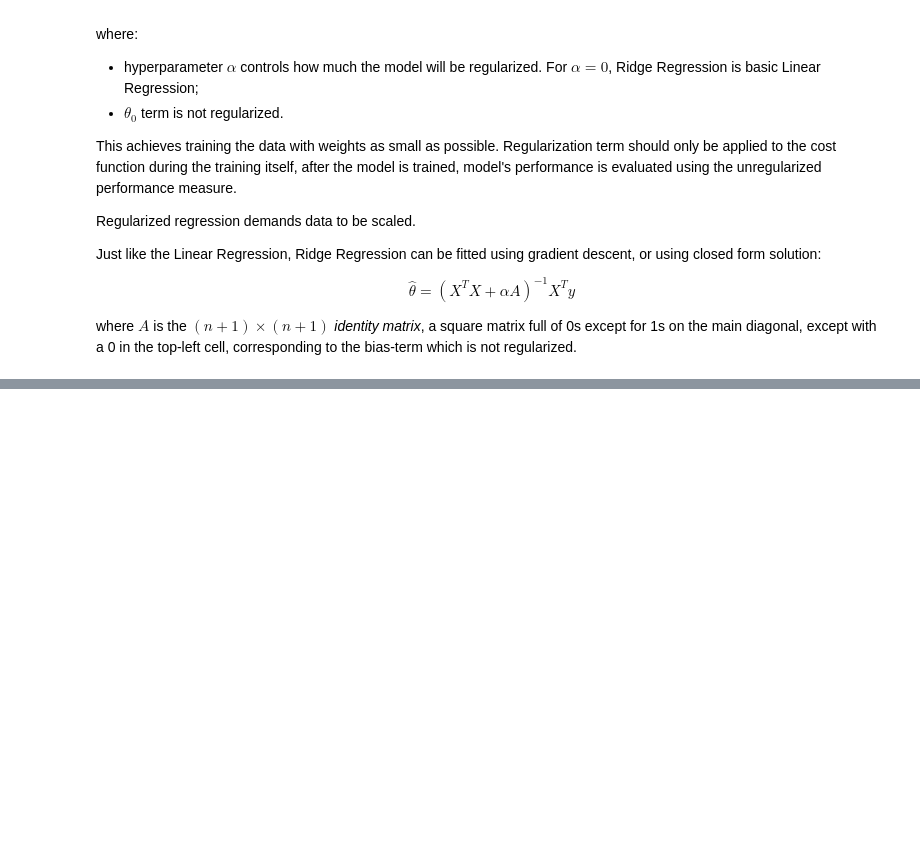
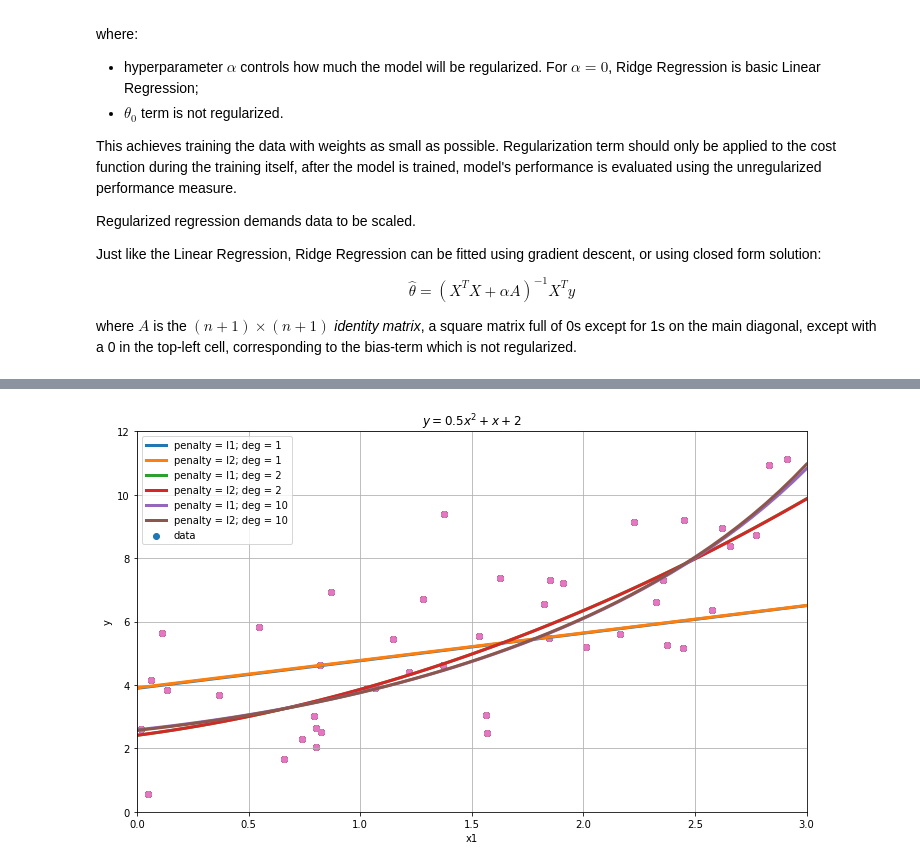
Before and after one commit to akapet00/learning, a Jupyter notebook: learning.ipynb, the cells around one changed output, grey strips where cells are left out. Cells and saved outputs as stored; diff of their text form; code cells hidden in the pictures; blank space fills up the shorter version.

```diff
--- a/training-models.ipynb
+++ b/learning.ipynb
@@ -542,0 +613,32 @@ for i, degree in enumerate(degrees):
+# %%
+# ridge and lasso sgd based on non-linear data
+m = 100
+X = 6 * np.random.rand(m, 1) - 3
+X_new = np.linspace(-3, 3, 100)
+y = 0.5 * X**2 + X + 2 + np.random.randn(m, 1) * 2
+plt.figure(figsize=(12, 7))
+plotData(X, y)
+plt.title('$y = 0.5x^2 + x + 2$')
+
+degrees = [1, 2, 10] # underfit, just right and overfit
+penalties = ['l1', 'l2'] # lasso and ridge
+
+for degree in degrees:
+    for penalty in penalties:
+        model = SGDRegressor(penalty=penalty, alpha=0.01)
+        model = Pipeline([("poly_features", PolynomialFeatures(degree=degree, include_bias=False)),
+                          ("std_scaler", StandardScaler()),
+                          ("regul_reg", model),
+                         ])
+        model.fit(X, y.ravel())
+
+        y_new = model.predict(X_new.reshape(-1,1))
+
+        plt.scatter(X, y)
+        plt.plot(X_new, y_new, linewidth=3, label=f'penalty = {penalty}; deg = {degree}')
+
+plt.axis([0, 3, 0, 12])
+plt.legend(loc='upper left')
+plt.show()
+# %% [output]
+[figure, added]
```
Also changed, not shown: parts of 15 cells of this notebook.
